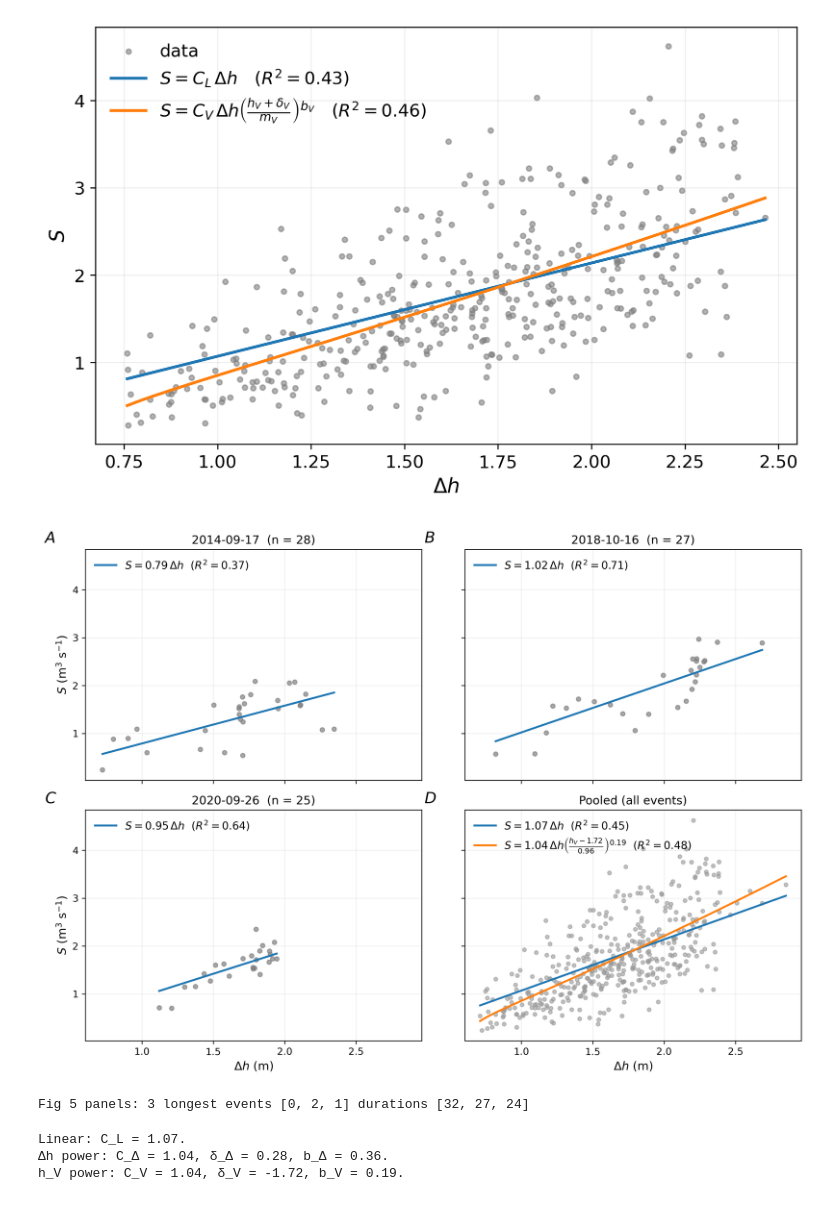
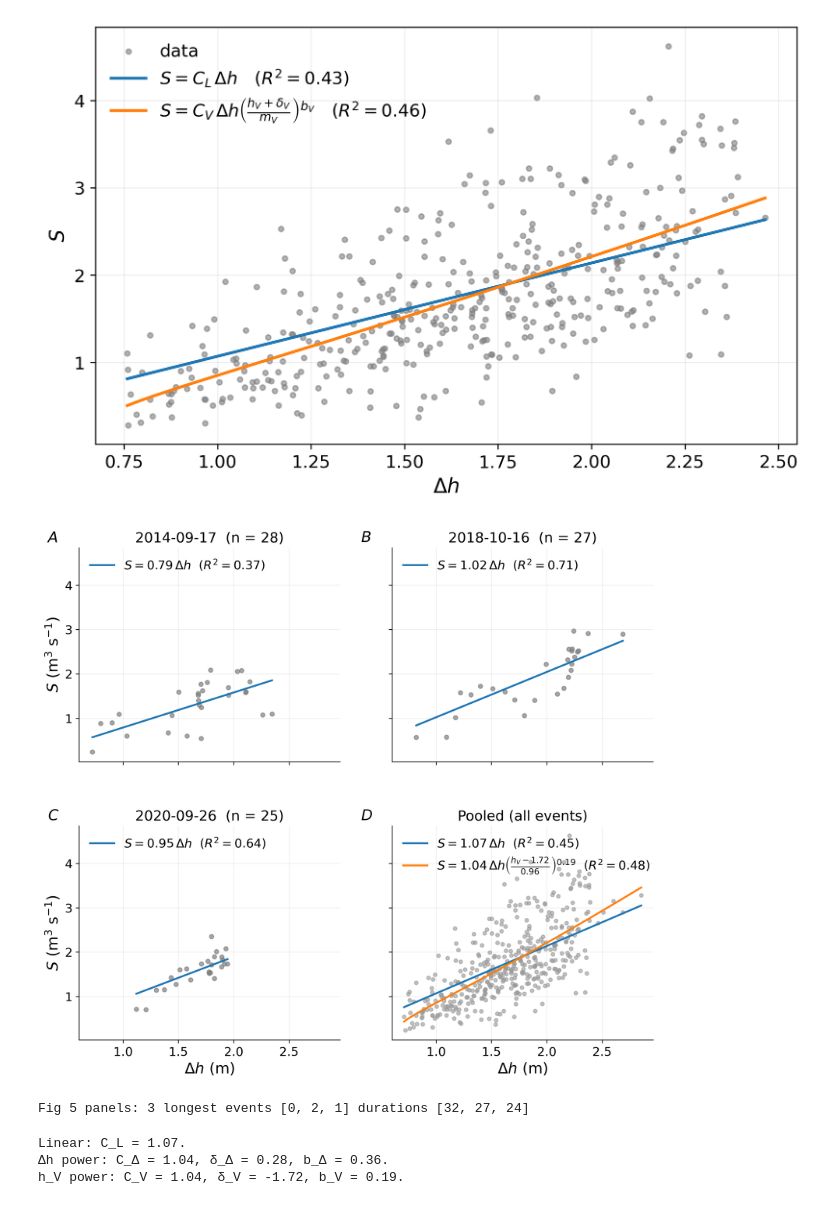
Before and after one commit to octavia-crompton/russian-river-seepage, a Jupyter notebook: notebooks/3 Seepage vs DeltaH model fits.ipynb, the cells around one changed output. Saved outputs shown, nothing was run; the diff lists cells and outputs as text; code cells hidden in the pictures.

```diff
--- a/notebooks/3 Seepage vs DeltaH model fits.ipynb
+++ b/notebooks/3 Seepage vs DeltaH model fits.ipynb
@@ -1001,9 +1001,10 @@ import pandas as pd
 import matplotlib.pyplot as plt
 
 # shared font sizes (axis labels + legend match the panel-title size)
-FS_TITLE = 12
-FS_AXLAB = 12
-FS_LEGEND = 11
+FS_TITLE = 15
+FS_AXLAB = 16
+FS_LEGEND = 13
+FS_TICK = 13
 
 # pooled parameters (from c3) — used for panel D and as FIXED shape params
 C_lin   = float(pooled_lin["C"])
@@ -1057,7 +1058,8 @@ def _canonical_start(sub):
     j = (_t1["start"] - d.min()).abs().idxmin()
     return _t1.loc[j, "start"].date()
 
-fig, axes = plt.subplots(2, 2, figsize=(11, 8), sharex=True, sharey=True)
+fig, axes = plt.subplots(2, 2, figsize=(11, 9.5), sharex=True, sharey=True)
+
 axd = axes.ravel()
 panel_letters = ["A", "B", "C", "D"]
 
@@ -1087,41 +1089,45 @@ for k, ev in enumerate(EVENT_IDS):
     ax.set_title(f"{dlab}  (n = {len(sub)})", fontsize=FS_TITLE)
     ax.set_xlabel(r"$\Delta h$ (m)", fontsize=FS_AXLAB)
     ax.set_ylabel(r"$S$ (m$^3$ s$^{-1}$)", fontsize=FS_AXLAB)
+    ax.tick_params(labelsize=FS_TICK)
     ax.grid(alpha=0.2)
     ax.legend(frameon=False, loc="upper left", fontsize=FS_LEGEND)
 
 # panel D: pooled (all events) with pooled linear + offset-power(h_V) fits
 axp = axd[3]
 axp.scatter(_x, _y, s=15, c="0.6", alpha=0.6)
 _xs, _yl, _yvc = _pooled_curves(_x)
 _denom_pool = visitor_h_ref + off_vis
 lab_lin_pool = rf"$S = {C_lin:.2f}\,\Delta h$  ($R^2={r2_lin_pool:.2f}$)"
 lab_vis_pool = (rf"$S = {C_vis:.2f}\,\Delta h\left(\frac{{h_V{off_vis:+.2f}}}"
                 rf"{{{_denom_pool:.2f}}}\right)^{{{b_vis:.2f}}}$  ($R^2={r2_vis_pool:.2f}$)")
 axp.plot(_xs, _yl,  lw=2, c="C0", label=lab_lin_pool)
 axp.plot(_xs, _yvc, lw=2, c="C1", label=lab_vis_pool)
 axp.set_title("Pooled (all events)", fontsize=FS_TITLE)
 axp.set_xlabel(r"$\Delta h$ (m)", fontsize=FS_AXLAB)
 axp.set_ylabel(r"$S$ (m$^3$ s$^{-1}$)", fontsize=FS_AXLAB)
+axp.tick_params(labelsize=FS_TICK)
 axp.grid(alpha=0.2)
 axp.legend(frameon=False, loc="upper left", fontsize=FS_LEGEND)
 
-# panel letters + tidy shared-axis labels
+# panel letters + tidy shared-axis labels; drop top/right spines
 for k, ax in enumerate(axd):
     ax.text(-0.12, 1.08, panel_letters[k], transform=ax.transAxes,
             ha="left", va="top", fontsize=16, style="italic")
+    ax.spines[["top", "right"]].set_visible(False)
     ax.label_outer()
 
-plt.tight_layout()
+# plt.tight_layout()
+plt.subplots_adjust(hspace=0.3, wspace=0.2)
 from pathlib import Path as _P
 _figdir = _P("../figures"); _figdir.mkdir(exist_ok=True)
 fig.savefig(_figdir / "fig5_model_comparison_panels.png", dpi=300, bbox_inches="tight")
 plt.show()
 
 print("Fig 5 panels: 3 longest events", EVENT_IDS,
       "durations", [int(_ev_dur.loc[e, "dur"]) for e in EVENT_IDS])
 # %% [output]
-[figure, old version]
+[figure, new version]
 Fig 5 panels: 3 longest events [0, 2, 1] durations [32, 27, 24]
 # %%
 # --- smooth the visitor model line for visualization only ---
```
Also changed, not shown: 3 other files.
